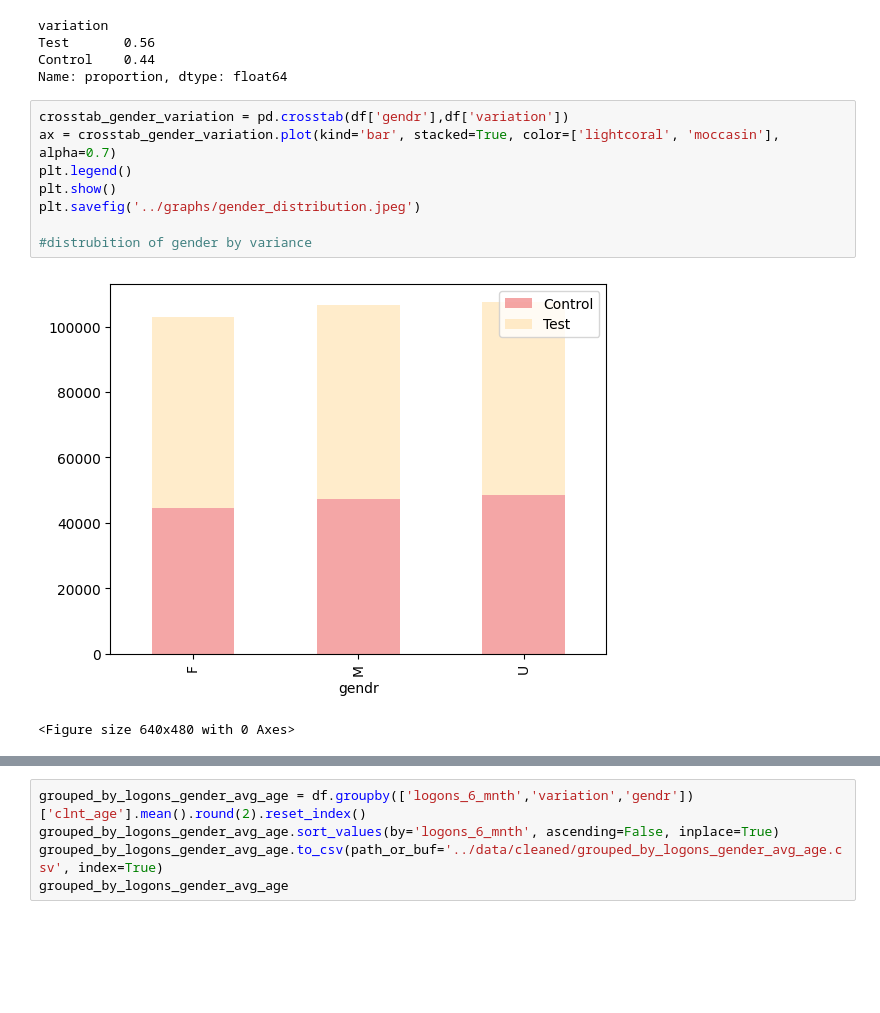
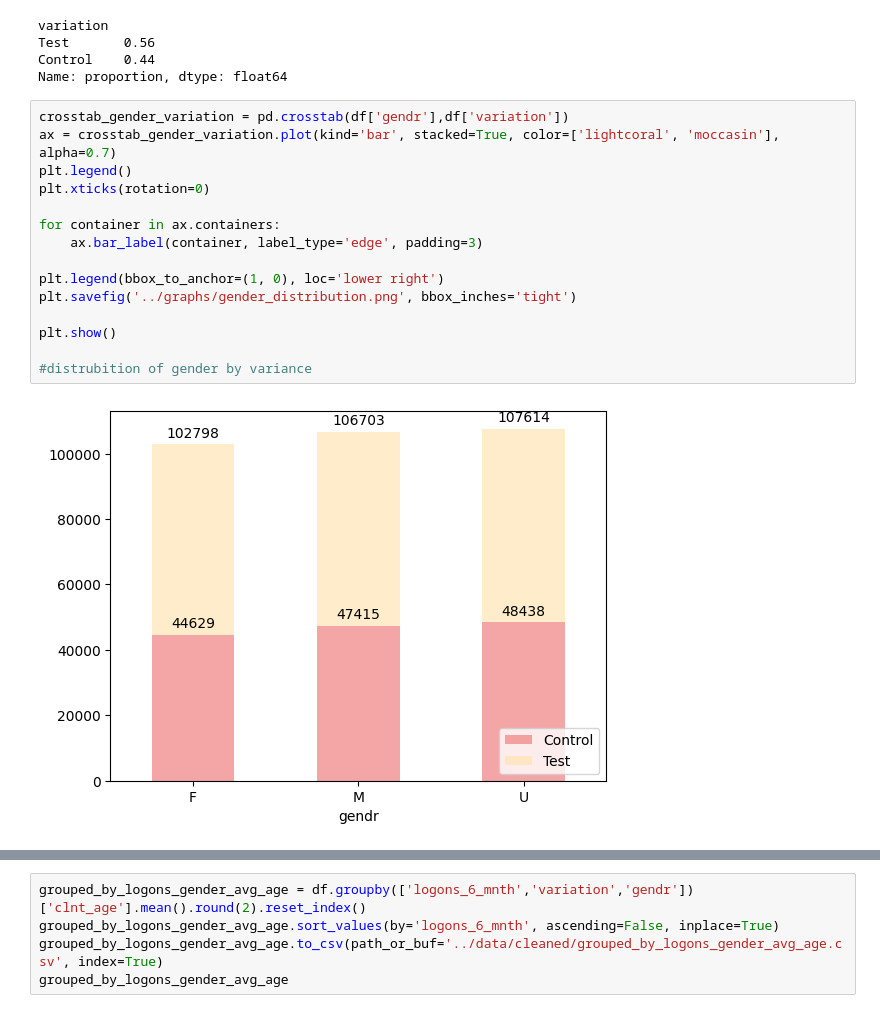
Before and after one commit to circlethesquare/project2, a Jupyter notebook: notebooks/EDA_KPI_cehck_project_2.ipynb, the cells around one changed output, grey strips where cells are left out. Cells and saved outputs as stored; diff of their text form; blank space fills up the shorter version.

```diff
--- a/notebooks/EDA_KPI_cehck_project_2.ipynb
+++ b/notebooks/EDA_KPI_cehck_project_2.ipynb
@@ -62,11 +60,17 @@ Name: proportion, dtype: float64
 # %%
 crosstab_gender_variation = pd.crosstab(df['gendr'],df['variation'])
 ax = crosstab_gender_variation.plot(kind='bar', stacked=True, color=['lightcoral', 'moccasin'], alpha=0.7)
 plt.legend()
+plt.xticks(rotation=0)
+
+for container in ax.containers:
+    ax.bar_label(container, label_type='edge', padding=3)
+
+plt.legend(bbox_to_anchor=(1, 0), loc='lower right')
+plt.savefig('../graphs/gender_distribution.png', bbox_inches='tight')
+
 plt.show()
-plt.savefig('../graphs/gender_distribution.jpeg')
 
 #distrubition of gender by variance
 # %% [output]
-[figure, old version]
+[figure, new version]
-<Figure size 640x480 with 0 Axes>
```
Also changed, not shown: parts of 19 cells of this notebook, 18 other files.
